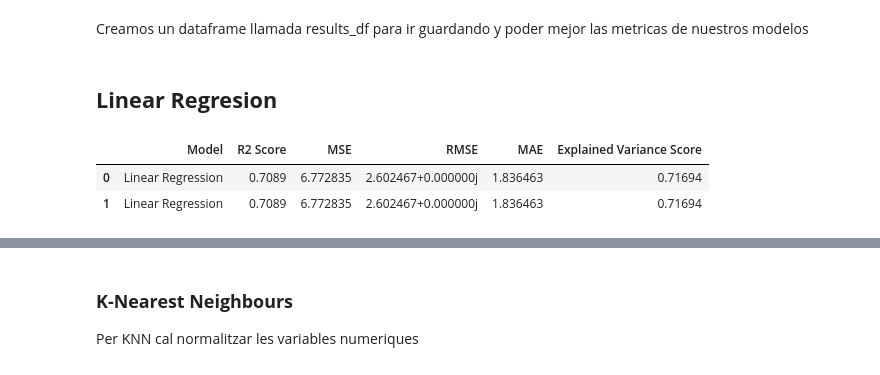
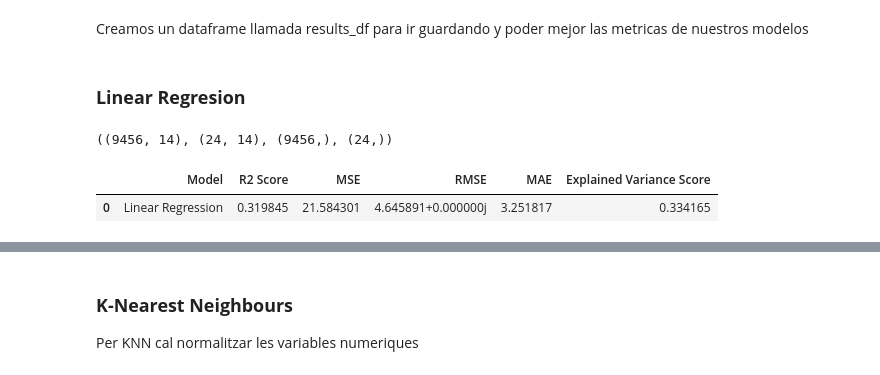
Before and after one commit to nicollorens12/BicingEstimator, a Jupyter notebook: notebook.ipynb, the cells around one changed output, grey strips where cells are left out. Saved outputs shown, nothing was run; the diff lists cells and outputs as text; code cells hidden in the pictures.

```diff
--- a/notebook.ipynb
+++ b/notebook.ipynb
@@ -219,4 +221,4 @@ Creamos un dataframe llamada results_df para ir guardando y poder mejor las metr
 # %%
 results_df = pd.DataFrame(columns=['Model', 'R2 Score', 'MSE', 'RMSE', 'MAE', 'Explained Variance Score'])
 # %% [markdown]
-## **Linear Regresion**
+### **Linear Regresion**
@@ -238,24 +225,40 @@ X_train, X_test, y_train, y_test = train_test_split(X_windows_flat, y_windows, t
+# %%
+# Preparar los datos para la regresión
+X = filtered_data.drop(['exits', 'demand_satisfied'], axis=1)
+y = filtered_data['exits']
+
+split_index = int(len(X) - 24)
+
+X_train = X.iloc[:split_index]
+X_test = X.iloc[split_index:]
+y_train = y.iloc[:split_index]
+y_test = y.iloc[split_index:]
+
+X_train.shape, X_test.shape, y_train.shape, y_test.shape
+# %% [output]
+((9456, 14), (24, 14), (9456,), (24,))
 # %%
+from cmath import sqrt
+
 # Create the linear regression model
 linear_reg = LinearRegression()
 
 # Fit the model on the training data
 linear_reg.fit(X_train, y_train)
 
 # Predict on the test data
-y_pred = linear_reg.predict(X_test)
+y_pred_lr = linear_reg.predict(X_test)
 
 # Evaluate the model on the test set
-r2_score = linear_reg.score(X_test, y_test)
-mse = mean_squared_error(y_test, y_pred)
-mae = mean_absolute_error(y_test, y_pred)
-explained_variance = explained_variance_score(y_test, y_pred)
+r2_score_lr = linear_reg.score(X_test, y_test)
+mse = mean_squared_error(y_test, y_pred_lr)
+mae = mean_absolute_error(y_test, y_pred_lr)
+explained_variance = explained_variance_score(y_test, y_pred_lr)
 
 # Add the results to the dataframe
-results_df.loc[len(results_df)] = ["Linear Regression", r2_score, mse, sqrt(mse), mae, explained_variance]
+results_df.loc[len(results_df)] = ["Linear Regression", r2_score_lr, mse, sqrt(mse), mae, explained_variance]
 
 results_df
 # %% [output]
 |  | Model | R2 Score | MSE | RMSE | MAE | Explained Variance Score |
-| 0 | Linear Regression | 0.7089 | 6.772835 | 2.602467+0.000000j | 1.836463 | 0.71694 |
-| 1 | Linear Regression | 0.7089 | 6.772835 | 2.602467+0.000000j | 1.836463 | 0.71694 |
+| 0 | Linear Regression | 0.319845 | 21.584301 | 4.645891+0.000000j | 3.251817 | 0.334165 |
```
Also changed, not shown: parts of 30 cells of this notebook, 8 other files.
